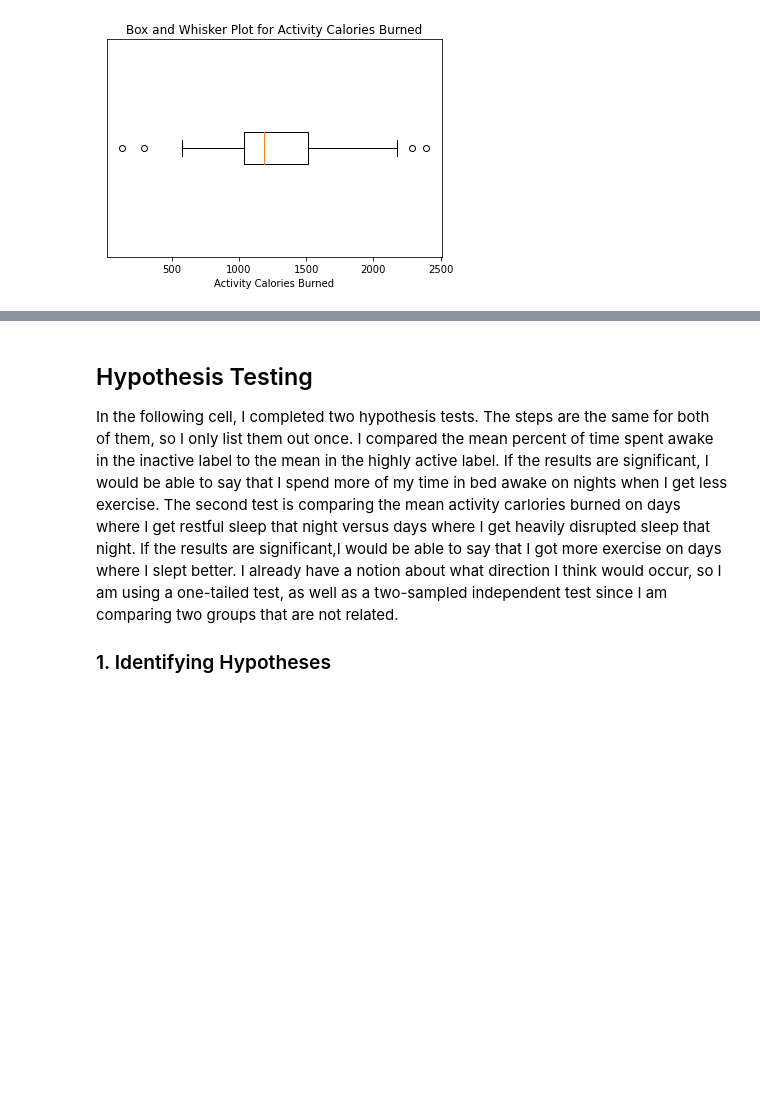
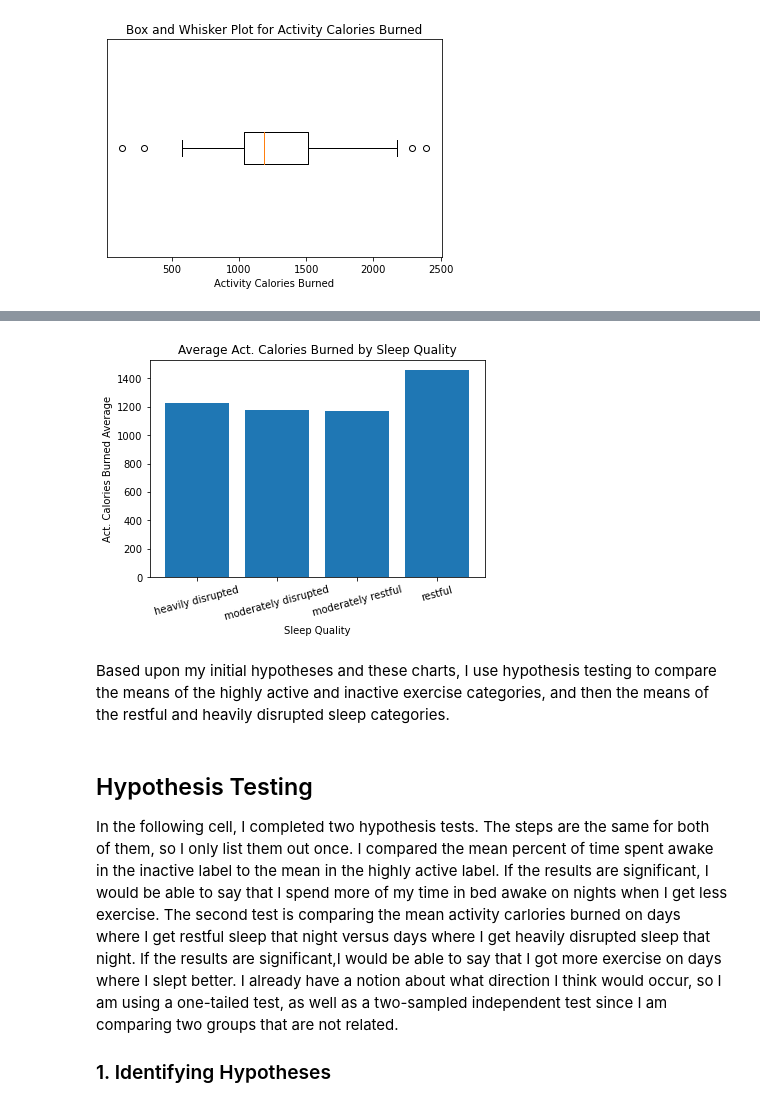
Before and after one commit to lmartin5/CPSC_222_Quantified_Self_Project, a Jupyter notebook: Technical_Report.ipynb, the cells around one changed output, grey strips where cells are left out. Drawn from its saved outputs; the diff is of its cells as text; code cells hidden in the pictures; blank space fills up the shorter version.

```diff
--- a/Technical_Report.ipynb
+++ b/Technical_Report.ipynb
@@ -330,3 +374,19 @@ dtype: int64
+# %%
+act_cals_means = pd.Series(dtype=float)
+for group_name, group_df in grouped_by_sleep:
+    act_cals_means[group_name] = (np.mean(group_df["Act. Cals"]))
+plt.figure()
+plt.ylabel("Act. Calories Burned Average")
+plt.xlabel("Sleep Quality")
+plt.xticks(rotation=15)
+plt.title("Average Act. Calories Burned by Sleep Quality")
+plt.bar(act_cals_means.index, act_cals_means)
+plt.show()
+plt.close()
+# %% [output]
+[figure, added]
+# %% [markdown]
+Based upon my initial hypotheses and these charts, I use hypothesis testing to compare the means of the highly active and inactive exercise categories, and then the means of the restful and heavily disrupted sleep categories.
 # %% [markdown]
 ## Hypothesis Testing
 In the following cell, I completed two hypothesis tests. The steps are the same for both of them, so I only list them out once. I compared the mean percent of time spent awake in the inactive label to the mean in the highly active label. If the results are significant, I would be able to say that I spend more of my time in bed awake on nights when I get less exercise. The second test is comparing the mean activity carlories burned on days where I get restful sleep that night versus days where I get heavily disrupted sleep that night. If the results are significant,I would be able to say that I got more exercise on days where I slept better. I already have a notion about what direction I think would occur, so I am using a one-tailed test, as well as a two-sampled independent test since I am comparing two groups that are not related.
```
Also changed, not shown: parts of 34 cells of this notebook, 1 other file.
